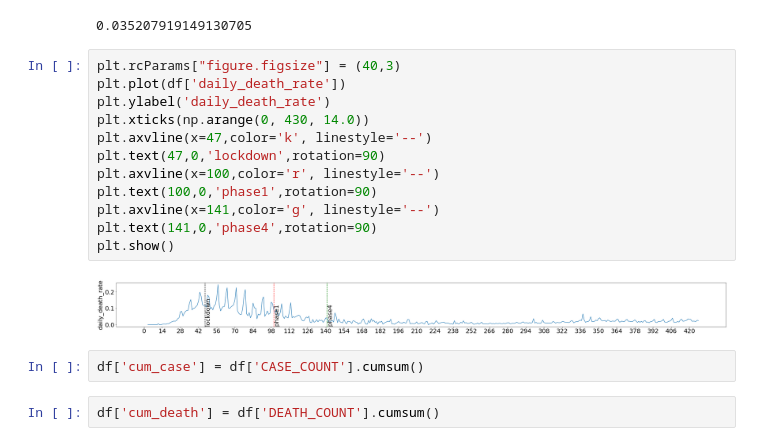
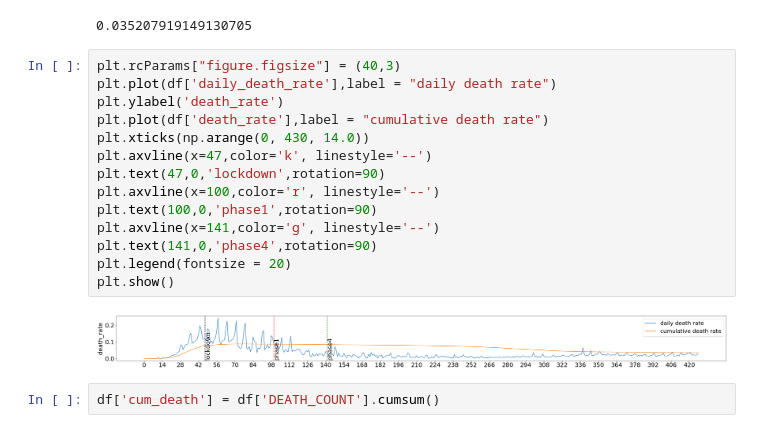
Before and after one commit to tc2992/AdvPython_Project, a Jupyter notebook: COVID_NYC_SEIR_YL.ipynb, the cells around one changed output. Cells and saved outputs as stored; diff of their text form.

Commit message:
revised comparison plots

```diff
--- a/COVID_NYC_SEIR_YL.ipynb
+++ b/COVID_NYC_SEIR_YL.ipynb
@@ -39,20 +71,20 @@ df['daily_death_rate'].mean()
 0.035207919149130705
 # %%
 plt.rcParams["figure.figsize"] = (40,3)
-plt.plot(df['daily_death_rate'])
-plt.ylabel('daily_death_rate')
+plt.plot(df['daily_death_rate'],label = "daily death rate")
+plt.ylabel('death_rate')
+plt.plot(df['death_rate'],label = "cumulative death rate")
 plt.xticks(np.arange(0, 430, 14.0))
 plt.axvline(x=47,color='k', linestyle='--')
 plt.text(47,0,'lockdown',rotation=90)
 plt.axvline(x=100,color='r', linestyle='--')
 plt.text(100,0,'phase1',rotation=90)
 plt.axvline(x=141,color='g', linestyle='--')
 plt.text(141,0,'phase4',rotation=90)
+plt.legend(fontsize = 20)
 plt.show()
 # %% [output]
-[figure, old version]
+[figure, new version]
-# %%
-df['cum_case'] = df['CASE_COUNT'].cumsum()
 # %%
 df['cum_death'] = df['DEATH_COUNT'].cumsum()
 # %%
```
Also changed, not shown: parts of 13 cells of this notebook.
